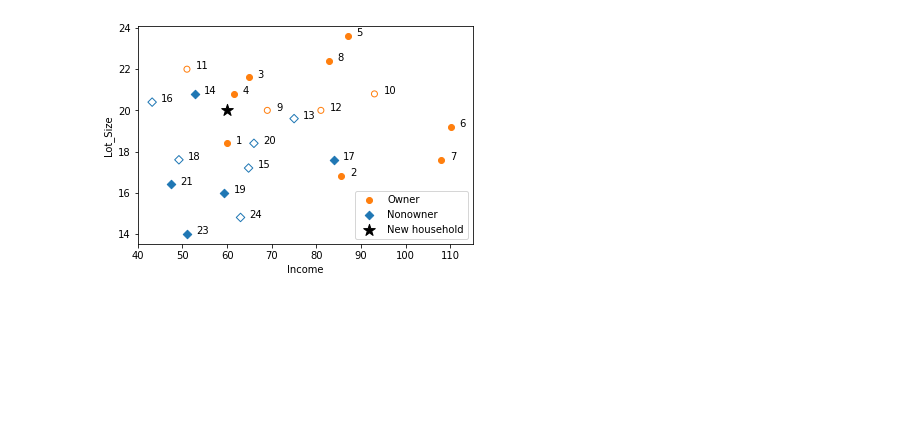
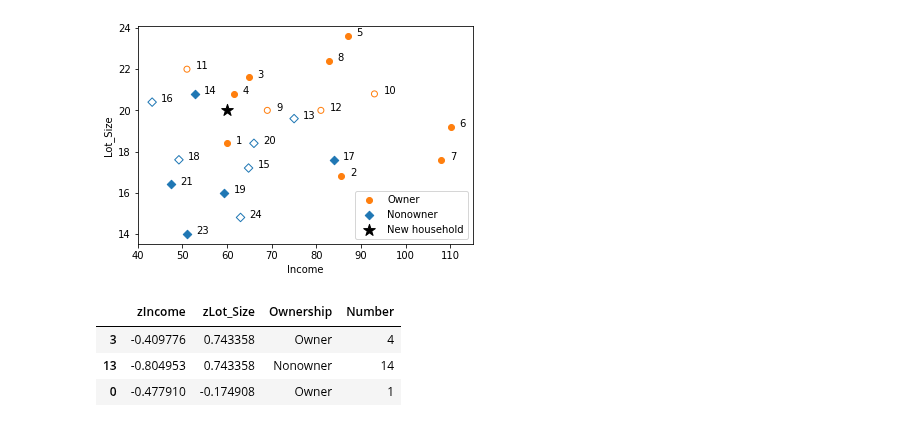
Before and after one commit to jeantardelli/data-mining-for-business-analytics, a Jupyter notebook: analysis/k-nearest-neighbors.ipynb, the cells around one changed output. Drawn from its saved outputs; the diff is of its cells as text; code cells hidden in the pictures; blank space fills up the shorter version.

```diff
--- a/analysis/k-nearest-neighbors.ipynb
+++ b/analysis/k-nearest-neighbors.ipynb
@@ -104,3 +107,34 @@ ax.legend(handles, labels, loc=4)
 plt.show()
 # %% [output]
 [figure]
+# %%
+# initialize normalized training, validation, and complete data frames
+# use the training data to learn the transformation.
+scaler = preprocessing.StandardScaler()
+scaler.fit(train_data[["Income", "Lot_Size"]]) # Note the use of array of column names
+
+# transform the full dataset
+mower_norm = pd.concat([pd.DataFrame(scaler.transform(mower_df[["Income", "Lot_Size"]]),
+                                     columns=["zIncome", "zLot_Size"]),
+                        mower_df[["Ownership", "Number"]]], axis=1)
+
+train_norm = mower_norm.iloc[train_data.index]
+valid_norm = mower_norm.iloc[valid_data.index]
+
+## new household
+new_household = pd.DataFrame({"Income": [60], "Lot_Size": [20]})
+new_household_norm = pd.DataFrame(scaler.transform(new_household),
+                                  columns=["zIncome", "zLog_Size"])
+
+# user NearestNeighbors from scikit-learn to compute knn
+knn = NearestNeighbors(n_neighbors=3)
+knn.fit(train_norm.iloc[:, 0:2])
+distances, indices = knn.kneighbors(new_household_norm)
+
+# indices is a list of lists, we are only interested in the first element
+train_norm.iloc[indices[0], :]
+# %% [output]
+|  | zIncome | zLot_Size | Ownership | Number |
+| 3 | -0.409776 | 0.743358 | Owner | 4 |
+| 13 | -0.804953 | 0.743358 | Nonowner | 14 |
+| 0 | -0.477910 | -0.174908 | Owner | 1 |
```
Also changed, not shown: parts of 6 cells of this notebook.
